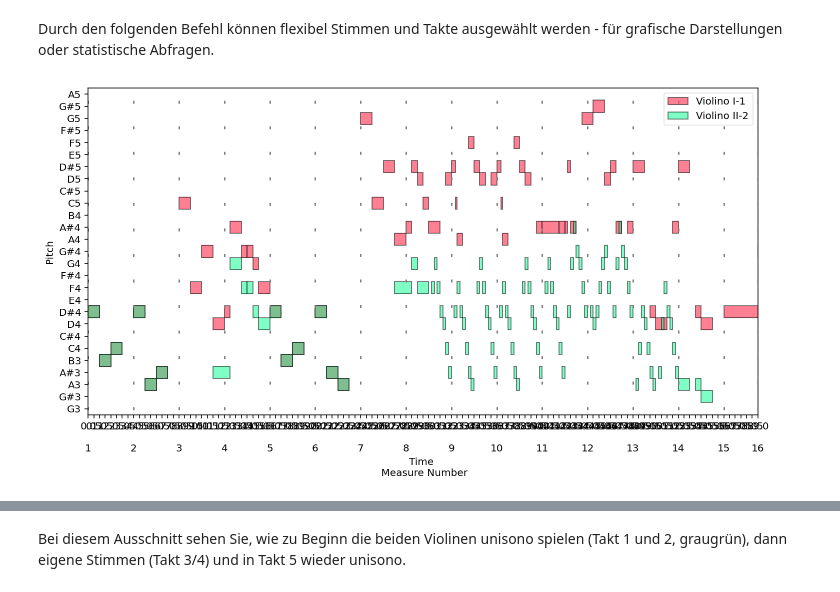
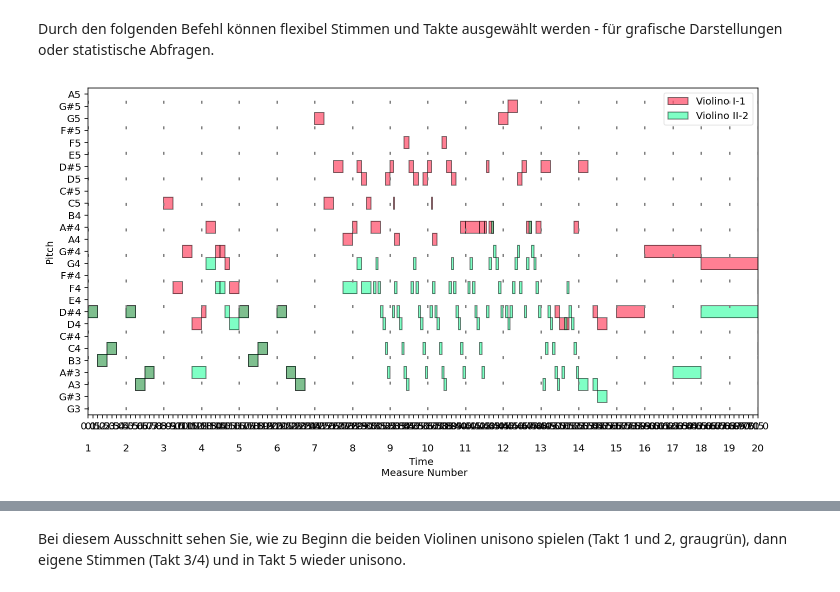
Before and after one commit to Christon-Ragavan/CAMAT, a Jupyter notebook: music_xml_parser/ipynb/15_CAMAT_Basics_Part1_Introduction_neu.ipynb, the cells around one changed output, grey strips where cells are left out. Saved outputs shown, nothing was run; the diff lists cells and outputs as text; code cells hidden in the pictures.

```diff
--- a/music_xml_parser/ipynb/15_CAMAT_Basics_Part1_Introduction_neu.ipynb
+++ b/music_xml_parser/ipynb/15_CAMAT_Basics_Part1_Introduction_neu.ipynb
@@ -166,21 +185,21 @@ Durch den folgenden Befehl können flexibel Stimmen und Takte ausgewählt werden
 # %%
 # Zunächst wird ein Filter mit dem Namen 'filter_dict_t' definiert.
 # Dabei können bestimmte Stimmen ('PartID') und bestimmte Takte ('Measures') ausgewählt werden.
 # Im folgenden Beispiel werden die ersten beiden Stimmen und die ersten 5 Takte ausgewählt:
 
-filter_dict_t = {'Measure':'1-16', 'PartID':'1-2'}
+filter_dict_t = {'Measure':'1-20', 'PartID':'1-2'}
 
 # Anschließend wird dem Pianorollenbefehl (s. oben) der Filter als weiterer Parameter hinzugefügt:
 # filter_dict=filter_dict_t
 
 m_df_2 = mp.parse.with_xml_file(file=xml_file,
                                 plot_pianoroll=True,
                                 plot_inline_ipynb=True,
                                 filter_dict=filter_dict_t)
 
 # Sie können die Auswahl beliebig verändern!!
 # Sie können anderen Filtern andere Filternamen geben,
 # müssen dann aber den neuen Filter in die letzte Zeile einfügen:
 # filter_dict= [Name]
 # %% [output]
-[figure, old version]
+[figure, new version]
```
Also changed, not shown: parts of 4 cells of this notebook, 7 other files.
